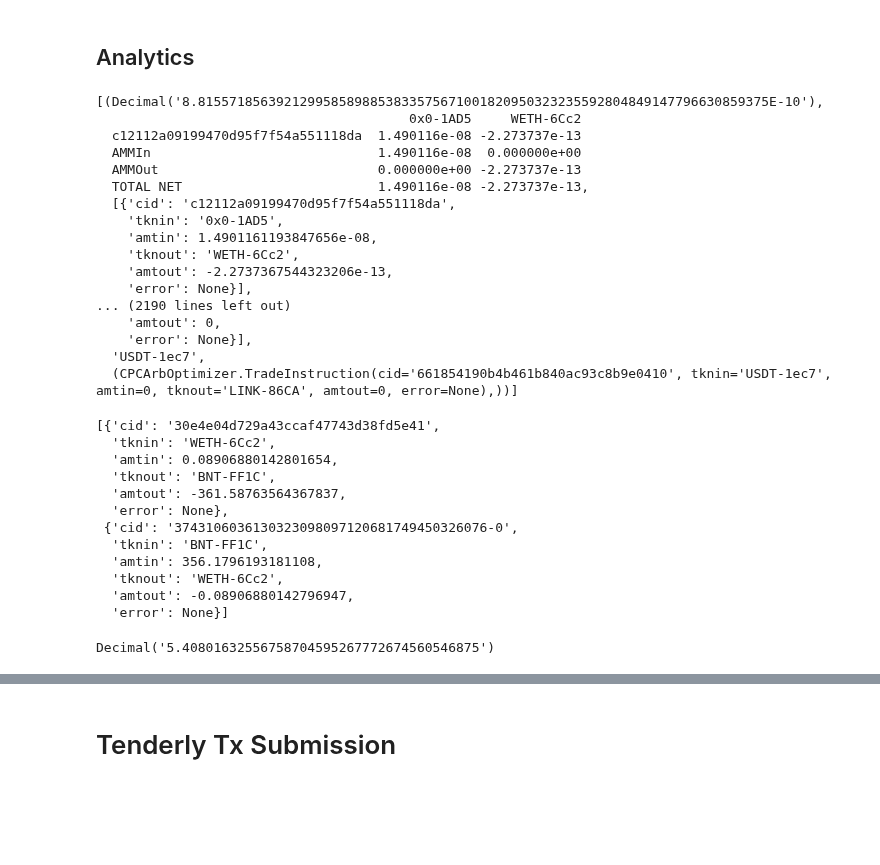
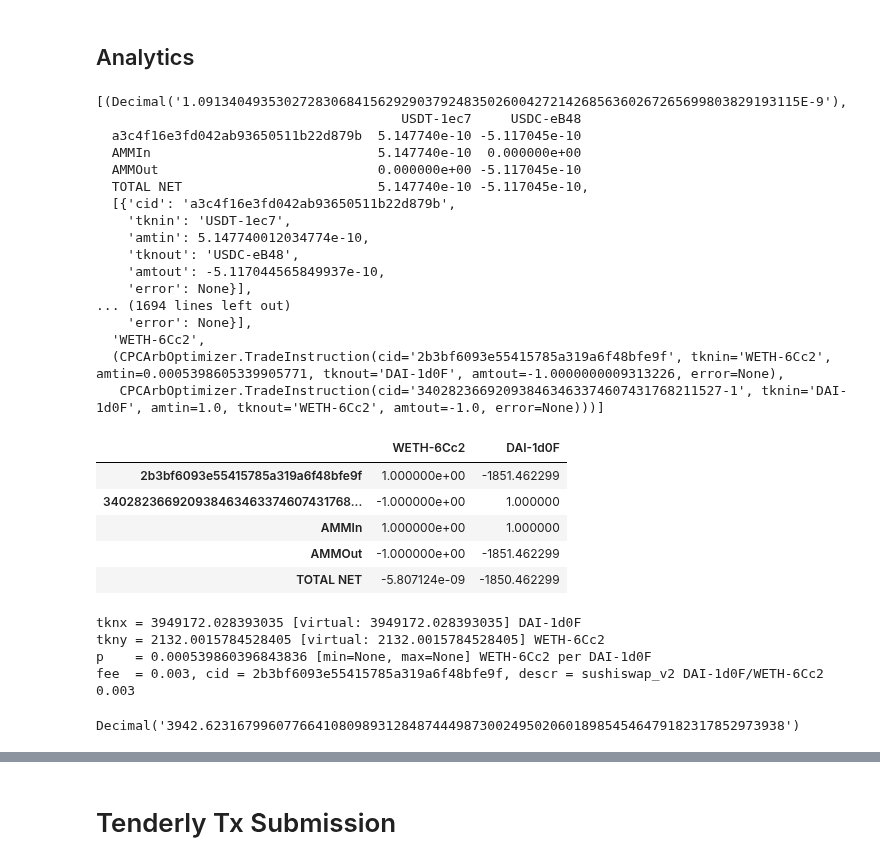
Before and after one commit to bancorprotocol/fastlane-bot, a Jupyter notebook: resources/NBTest/_NBTest_021_TestingRunMAINNET.ipynb, the cells around one changed output, grey strips where cells are left out. Saved outputs shown, nothing was run; the diff lists cells and outputs as text; code cells hidden in the pictures; blank space fills up the shorter version.

```diff
--- a/resources/NBTest/_NBTest_021_TestingRunMAINNET.ipynb
+++ b/resources/NBTest/_NBTest_021_TestingRunMAINNET.ipynb
@@ -36,11 +23,11 @@ Version = 3-b2.1 [requirements >= 2.0 is met]
 # %% [markdown]
 ### Set up the bot and curves
 # %%
-C = Config.new(config=Config.CONFIG_TENDERLY)
+C = Config.new(config=Config.CONFIG_MAINNET)
 assert C.DATABASE == C.DATABASE_POSTGRES
 # assert C.POSTGRES_DB == "defaultdb"
-assert C.NETWORK == C.NETWORK_TENDERLY
-assert C.PROVIDER == C.PROVIDER_TENDERLY
+assert C.NETWORK == C.NETWORK_MAINNET
+assert C.PROVIDER == C.PROVIDER_ALCHEMY
 bot = CarbonBot(ConfigObj=C)
 assert str(type(bot.db)) == "<class 'fastlane_bot.db.manager.DatabaseManager'>"
 # %%
@@ -92,23 +54,23 @@ flt = [T.USDC, T.USDT, T.ETH, T.LINK, T.BNT, T.WBTC, T.DAI]
 # %% [markdown]
 ## Analytics
 # %%
-ops = bot._find_arbitrage_opportunities_carbon_single_pairwise(flashloan_tokens=flt, CCm=CCm2, result=bot.AO_CANDIDATES)
+ops = bot._find_arbitrage_opportunities_carbon_single_pairwise(flashloan_tokens=flt, CCm=CCm, result=bot.AO_CANDIDATES)
 ops
 # %% [output]
-[(Decimal('8.8155718563921299585898853833575671001820950323235592804849147796630859375E-10'),
-                                        0x0-1AD5     WETH-6Cc2
-  c12112a09199470d95f7f54a551118da  1.490116e-08 -2.273737e-13
-  AMMIn                             1.490116e-08  0.000000e+00
-  AMMOut                            0.000000e+00 -2.273737e-13
-  TOTAL NET                         1.490116e-08 -2.273737e-13,
-  [{'cid': 'c12112a09199470d95f7f54a551118da',
-    'tknin': '0x0-1AD5',
-    'amtin': 1.4901161193847656e-08,
-    'tknout': 'WETH-6Cc2',
-    'amtout': -2.2737367544323206e-13,
+[(Decimal('1.09134049353027283068415629290379248350260042721426856360267265699803829193115E-9'),
+                                       USDT-1ec7     USDC-eB48
+  a3c4f16e3fd042ab93650511b22d879b  5.147740e-10 -5.117045e-10
+  AMMIn                             5.147740e-10  0.000000e+00
+  AMMOut                            0.000000e+00 -5.117045e-10
+  TOTAL NET                         5.147740e-10 -5.117045e-10,
+  [{'cid': 'a3c4f16e3fd042ab93650511b22d879b',
+    'tknin': 'USDT-1ec7',
+    'amtin': 5.147740012034774e-10,
+    'tknout': 'USDC-eB48',
+    'amtout': -5.117044565849937e-10,
     'error': None}],
-... (2190 lines left out)
-    'amtout': 0,
+... (1694 lines left out)
     'error': None}],
-  'USDT-1ec7',
-  (CPCArbOptimizer.TradeInstruction(cid='661854190b4b461b840ac93c8b9e0410', tknin='USDT-1ec7', amtin=0, tknout='LINK-86CA', amtout=0, error=None),))]
+  'WETH-6Cc2',
+  (CPCArbOptimizer.TradeInstruction(cid='2b3bf6093e55415785a319a6f48bfe9f', tknin='WETH-6Cc2', amtin=0.0005398605339905771, tknout='DAI-1d0F', amtout=-1.0000000009313226, error=None),
+   CPCArbOptimizer.TradeInstruction(cid='340282366920938463463374607431768211527-1', tknin='DAI-1d0F', amtin=1.0, tknout='WETH-6Cc2', amtout=-1.0, error=None)))]
@@ -126,24 +80,23 @@ ops
 # %%
 candf = pd.DataFrame(ops).sort_values(by=0, ascending=False)
 candf.reset_index(inplace=True, drop=True)
-candf.iloc[0][2]
+candf.iloc[0][1]
 # %% [output]
-[{'cid': '30e4e04d729a43ccaf47743d38fd5e41',
-  'tknin': 'WETH-6Cc2',
-  'amtin': 0.08906880142801654,
-  'tknout': 'BNT-FF1C',
-  'amtout': -361.58763564367837,
-  'error': None},
- {'cid': '3743106036130323098097120681749450326076-0',
-  'tknin': 'BNT-FF1C',
-  'amtin': 356.1796193181108,
-  'tknout': 'WETH-6Cc2',
-  'amtout': -0.08906880142796947,
-  'error': None}]
+|  | WETH-6Cc2 | DAI-1d0F |
+| 2b3bf6093e55415785a319a6f48bfe9f | 1.000000e+00 | -1851.462299 |
+| 340282366920938463463374607431768... | -1.000000e+00 | 1.000000 |
+| AMMIn | 1.000000e+00 | 1.000000 |
+| AMMOut | -1.000000e+00 | -1851.462299 |
+| TOTAL NET | -5.807124e-09 | -1850.462299 |
 # %%
-# print(CCm.bycid('340282366920938463463374607431768211527-1').description)
+print(CCm.bycid('2b3bf6093e55415785a319a6f48bfe9f').description)
+# %% [output]
+tknx = 3949172.028393035 [virtual: 3949172.028393035] DAI-1d0F
+tkny = 2132.0015784528405 [virtual: 2132.0015784528405] WETH-6Cc2
+p    = 0.000539860396843836 [min=None, max=None] WETH-6Cc2 per DAI-1d0F
+fee  = 0.003, cid = 2b3bf6093e55415785a319a6f48bfe9f, descr = sushiswap_v2 DAI-1d0F/WETH-6Cc2 0.003
 # %%
 candf.iloc[0][0]
 # %% [output]
-Decimal('5.40801632556758704595267772674560546875')
+Decimal('3942.62316799607766410809893128487444987300249502060189854546479182317852973938')
 # %%
```
Also changed, not shown: parts of 18 cells of this notebook.
